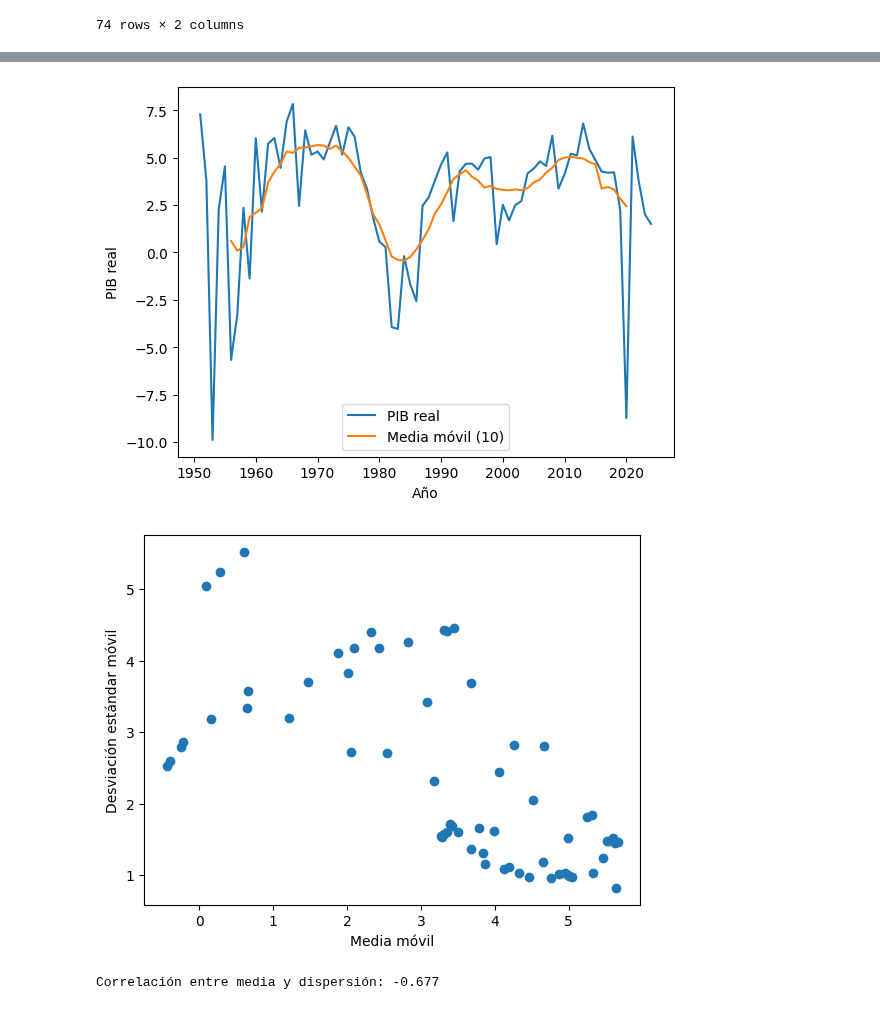
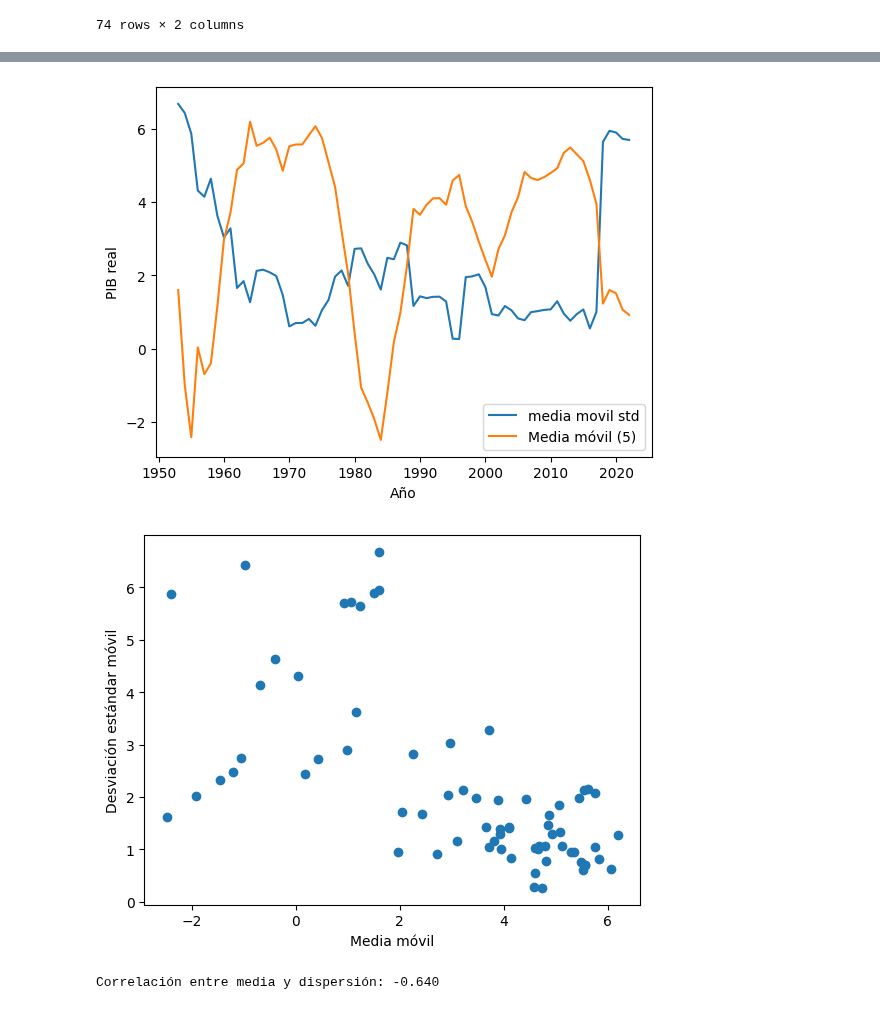
Before and after one commit to navi0369/proyectomacro, a Jupyter notebook: notebooks/analysis/analisis de varianza.ipynb, the cells around one changed output, grey strips where cells are left out. Saved outputs shown, nothing was run; the diff lists cells and outputs as text; code cells hidden in the pictures.

```diff
--- a/notebooks/analysis/analisis de varianza.ipynb
+++ b/notebooks/analysis/analisis de varianza.ipynb
@@ -26,7 +26,7 @@ df
 74 rows × 2 columns
 # %%
 # Elige el tamaño de ventana (número de años)
-window = 10  # por ejemplo, 5 años
+window = 5  # por ejemplo, 5 años
 
 # 1. Media móvil centrada
 df['rolling_mean'] = df['crecimiento'] \
@@ -37,5 +37,5 @@ df['rolling_mean'] = df['crecimiento'] \
 df['rolling_std'] = df['crecimiento'] \
     .rolling(window=window, center=True) \
     .std()
-df.head()
+print(df[['año','crecimiento','rolling_std']].to_string())
 # %% [output]
@@ -48,26 +59,26 @@ df.head()
 # %%
 import matplotlib.pyplot as plt
 
 # Serie original + media móvil
 plt.figure()
-plt.plot(df['año'], df['crecimiento'], label='PIB real')
+plt.plot(df['año'], df['rolling_std'], label='media movil std')
 plt.plot(df['año'], df['rolling_mean'],    label=f'Media móvil ({window})')
 plt.xlabel('Año')
 plt.ylabel('PIB real')
 plt.legend()
 plt.show()
 
 # Dispersión: media vs std móvil
 plt.figure()
 plt.scatter(df['rolling_mean'], df['rolling_std'])
 plt.xlabel('Media móvil')
 plt.ylabel('Desviación estándar móvil')
 plt.show()
 
 # Opcional: cuantificar correlación
 corr = df[['rolling_mean','rolling_std']].corr().iloc[0,1]
 print(f"Correlación entre media y dispersión: {corr:.3f}")
 # %% [output]
-[figure, old version]
+[figure, new version]
-[figure, old version]
+[figure, new version]
-Correlación entre media y dispersión: -0.677
+Correlación entre media y dispersión: -0.640
```
Also changed, not shown: parts of 2 cells of this notebook, 29 other files.
